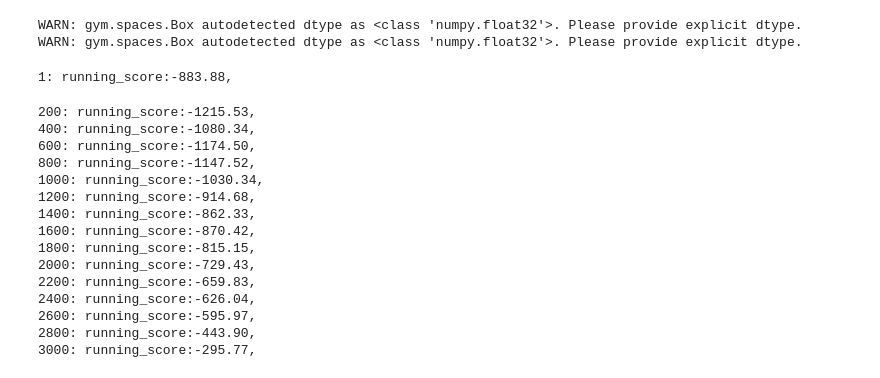
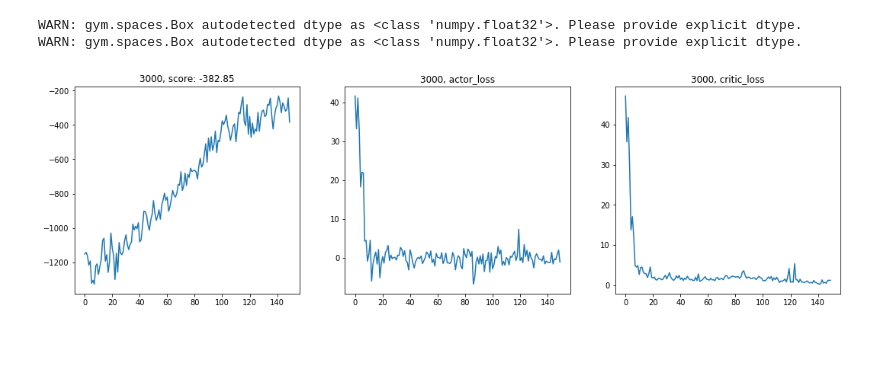
Before and after one commit to julianw/learn_ml, a Jupyter notebook: ppo/PPO.ipynb, the cells around one changed output. Drawn from its saved outputs; the diff is of its cells as text; code cells hidden in the pictures; blank space fills up the shorter version.

```diff
--- a/ppo/PPO.ipynb
+++ b/ppo/PPO.ipynb
@@ -86,7 +107,6 @@ class ValueNet(nn.Module):
 class PPO():
   def __init__(self, env, steps_in_state = 1):
     self.is_training = True
-    self.state_value_range = [{'max':None, 'min':None}] * env.observation_space.shape[0]
     self.steps_in_state = steps_in_state
     self.actor = PolicyNet_continuous(env.observation_space.shape[0] * steps_in_state, env.action_space.shape[0])
     self.actor_prime = PolicyNet_continuous(env.observation_space.shape[0] * steps_in_state, env.action_space.shape[0])
@@ -99,8 +119,9 @@ class PPO():
     self.actor_prime.load_state_dict(self.actor.state_dict())
     self.env = env
     self.range_scale = (env.action_space.high[0] - env.action_space.low[0]) / 2.0
-    self._gamma = 0.96
-    self._epsilon = 0.2
+    self._gamma = 0.95
+    self._lambda = 0.95
+    self._epsilon = 0.1
 
   def pick_action(self, state):
     action = self.actor(state)
@@ -125,7 +146,7 @@ class PPO():
     for delta in critic_loss.view(-1).tolist()[::-1]:
       adv = delta
       if len(advantage) > 0:
-        adv += self._gamma * advantage[0]
+        adv += self._gamma * self._lambda * advantage[0]
       advantage.insert(0, adv)
     advantage_tensor = FloatTensor(advantage).view(-1,1)
 
@@ -149,8 +170,10 @@ class PPO():
     critic_loss = critic_loss * critic_loss
     critic_loss = critic_loss.mean()
     self.critic_coptimizer.zero_grad()
-    critic_loss.backward(retain_graph=True)
+    critic_loss.backward()
     self.critic_coptimizer.step()
+
+    return(actor_loss.item(), critic_loss.item())
 
   def train(self, env, episode_limit=1000, batch_size=64, copy_on_episode=10, lr=1e-3, lr_actor=None, lr_critic=None, checkpoint=100):
     lr_actor = lr if lr_actor == None else lr_actor
@@ -161,7 +184,11 @@ class PPO():
 
     best_score = -99999
     running_score = None
+    running_actor_loss = None
+    running_critic_loss = None
     self.iteration = 0
+    graph = {'running_score':[], 'running_actor_loss':[], 'running_critic_loss':[], 'mean_state_value':[]}
+
     for episode_count in range(episode_limit):
       s0 = env.reset()
       seq = [s0] * self.steps_in_state
@@ -169,7 +196,9 @@ class PPO():
       episode_ended = False
       score = 0
       episode = []
+      mean_state_value = []
       while not episode_ended:
+        mean_state_value.append(self.critic(state))
         action =  self.pick_action(state)
         (s1, reward, episode_ended, info) = env.step([action * self.range_scale])
         seq = seq[1:]
@@ -187,7 +216,14 @@ class PPO():
           if (episode_ended):
             episode.pop()
           if len(episode) > 0:
-            self.update_ppo_clip(episode)
+            (actor_loss, critic_loss) = self.update_ppo_clip(episode)
+            if running_actor_loss == None:
+              running_actor_loss = actor_loss
+              running_critic_loss = critic_loss
+            else:
+              running_actor_loss = running_actor_loss * 0.9 + actor_loss * 0.1
+              running_critic_loss = running_critic_loss * 0.9 + critic_loss * 0.1
+
           episode = []
 
       if running_score == None:
@@ -195,12 +231,19 @@ class PPO():
       else:
         running_score = running_score * 0.9 + score * 0.1
 
+      if (episode_count + 1) % (checkpoint / 10 ) == 0:
+        graph['running_score'].append(running_score)
+        graph['running_actor_loss'].append(running_actor_loss)
+        graph['running_critic_loss'].append(running_critic_loss)
+        graph['mean_state_value'].append(sum(mean_state_value)/len(mean_state_value))
+        plot(episode_count + 1, graph['running_score'], graph['running_actor_loss'], graph['running_critic_loss'] )
+#         print( graph['running_score'][-1],graph['running_actor_loss'][-1],graph['running_critic_loss'][-1])
+
       if (episode_count + 1) % checkpoint == 0 and running_score != None:
         if running_score > best_score:
           best_score = running_score
           save_torch_model(self.actor,'model/ppo_actor_best.pth')
         save_torch_model(self.actor,'model/ppo_actor_iter_%d.pth' %(episode_count+1))
-        print('%d: running_score:%.2f, ' %(episode_count+1, running_score))
 
       if  (episode_count + 1) % copy_on_episode == 0:
         self.actor.load_state_dict(self.actor_prime.state_dict())
@@ -211,29 +254,13 @@ agent = PPO(env)
 WARN: gym.spaces.Box autodetected dtype as <class 'numpy.float32'>. Please provide explicit dtype.
 WARN: gym.spaces.Box autodetected dtype as <class 'numpy.float32'>. Please provide explicit dtype.
 # %%
-agent.is_training = True
-agent.train(env, episode_limit=1, batch_size=1, copy_on_episode=1, lr_actor=1e-4, lr_critic=1e-3, checkpoint=1)
+# agent.is_training = True
+# agent.train(env, episode_limit=10, batch_size=1, copy_on_episode=1, lr_actor=1e-4, lr_critic=1e-3, checkpoint=1)
-# %% [output]
-1: running_score:-883.88,
 # %%
 agent.is_training = True
-agent.train(env, episode_limit=3000, batch_size=64, copy_on_episode=5, lr_actor=1e-4, lr_critic=1e-3, checkpoint=200)
+agent.train(env, episode_limit=3000, batch_size=64, copy_on_episode=2, lr_actor=1e-4, lr_critic=1e-3, checkpoint=200)
 # %% [output]
-200: running_score:-1215.53,
-400: running_score:-1080.34,
-600: running_score:-1174.50,
-800: running_score:-1147.52,
-1000: running_score:-1030.34,
-1200: running_score:-914.68,
-1400: running_score:-862.33,
-1600: running_score:-870.42,
-1800: running_score:-815.15,
-2000: running_score:-729.43,
-2200: running_score:-659.83,
-2400: running_score:-626.04,
-2600: running_score:-595.97,
-2800: running_score:-443.90,
-3000: running_score:-295.77,
+[figure, added]
 # %%
 # agent.is_training = True
 # agent.train(env, episode_limit=500, batch_size=64, copy_on_episode=5, lr_actor=1e-4, lr_critic=1e-4, checkpoint=50)
```
Also changed, not shown: parts of 5 cells of this notebook, 2 other files.
